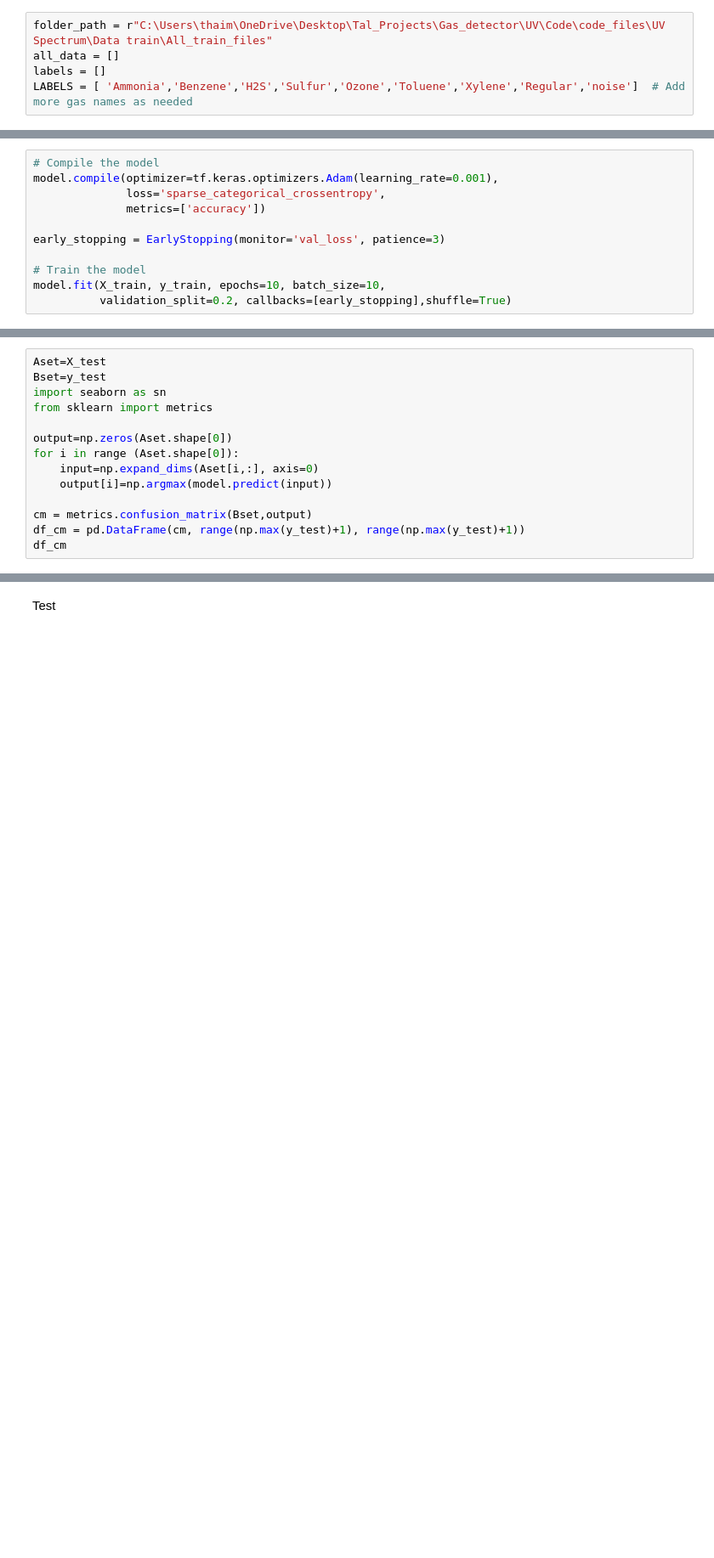
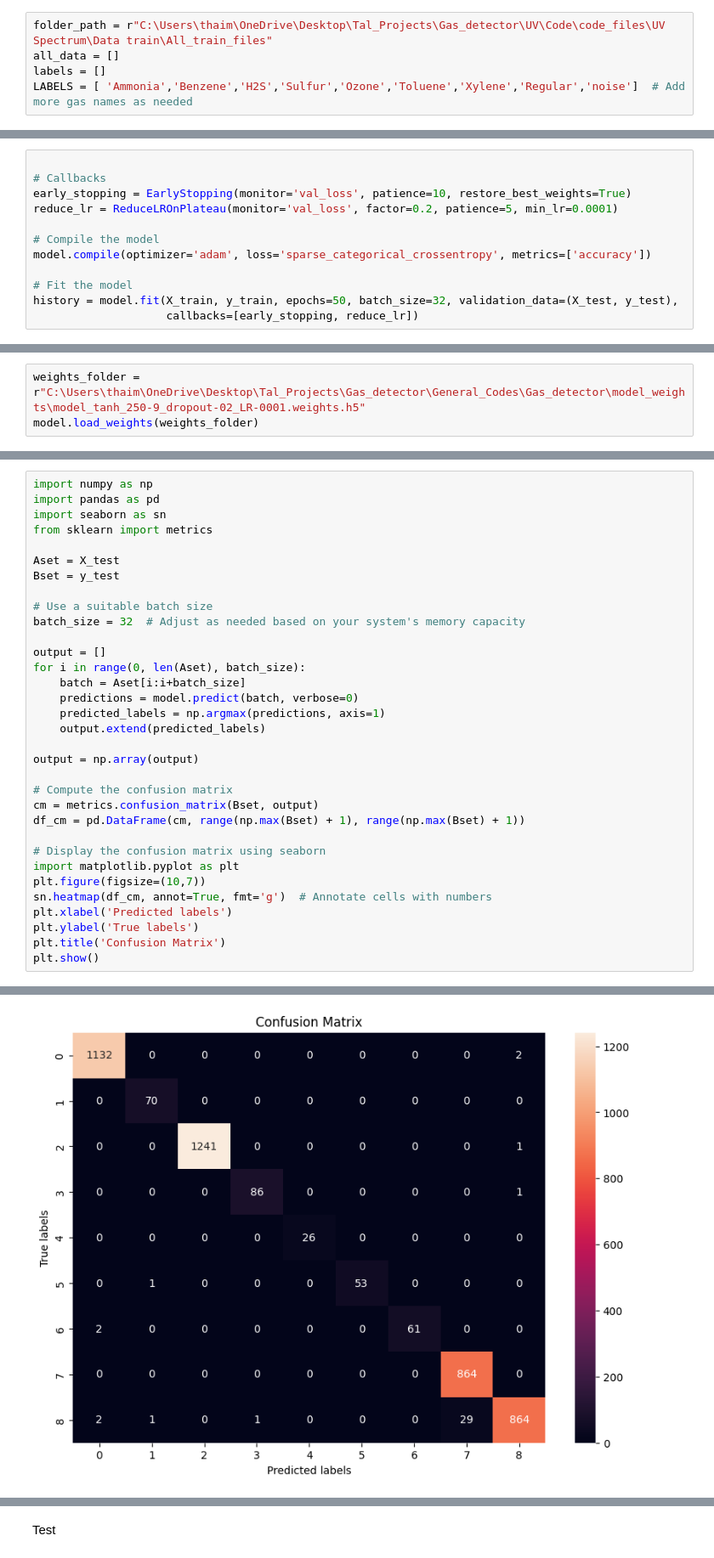
Before and after one commit to talhaim11/Gas_Detector_5_24, a Jupyter notebook: Gas_classify.ipynb, the cells around one changed output, grey strips where cells are left out. Shown at 85% size. Drawn from its saved outputs; the diff is of its cells as text; blank space fills up the shorter version.

```diff
--- a/Gas_classify.ipynb
+++ b/Gas_classify.ipynb
@@ -250,12 +139,13 @@ model.load_weights('s1.weights.h5')
 # %%
+
+# Callbacks
+early_stopping = EarlyStopping(monitor='val_loss', patience=10, restore_best_weights=True)
+reduce_lr = ReduceLROnPlateau(monitor='val_loss', factor=0.2, patience=5, min_lr=0.0001)
+
 # Compile the model
-model.compile(optimizer=tf.keras.optimizers.Adam(learning_rate=0.001),
-              loss='sparse_categorical_crossentropy',
-              metrics=['accuracy'])
+model.compile(optimizer='adam', loss='sparse_categorical_crossentropy', metrics=['accuracy'])
 
-early_stopping = EarlyStopping(monitor='val_loss', patience=3)
-
-# Train the model
-model.fit(X_train, y_train, epochs=10, batch_size=10,
-          validation_split=0.2, callbacks=[early_stopping],shuffle=True)
+# Fit the model
+history = model.fit(X_train, y_train, epochs=50, batch_size=32, validation_data=(X_test, y_test),
+                    callbacks=[early_stopping, reduce_lr])
 # %% [output]
@@ -287,0 +174,3 @@ model.evaluate(X_test, y_test)
+# %%
+weights_folder = r"C:\Users\thaim\OneDrive\Desktop\Tal_Projects\Gas_detector\General_Codes\Gas_detector\model_weights\model_tanh_250-9_dropout-02_LR-0001.weights.h5"
+model.load_weights(weights_folder)
@@ -310,15 +264,34 @@ Note: you may need to restart the kernel to use updated packages.
 # %%
-Aset=X_test
-Bset=y_test
+import numpy as np
+import pandas as pd
 import seaborn as sn
 from sklearn import metrics
 
-output=np.zeros(Aset.shape[0])
-for i in range (Aset.shape[0]):
-    input=np.expand_dims(Aset[i,:], axis=0)
-    output[i]=np.argmax(model.predict(input))
+Aset = X_test
+Bset = y_test
 
-cm = metrics.confusion_matrix(Bset,output)
-df_cm = pd.DataFrame(cm, range(np.max(y_test)+1), range(np.max(y_test)+1))
-df_cm
+# Use a suitable batch size
+batch_size = 32  # Adjust as needed based on your system's memory capacity
+
+output = []
+for i in range(0, len(Aset), batch_size):
+    batch = Aset[i:i+batch_size]
+    predictions = model.predict(batch, verbose=0)
+    predicted_labels = np.argmax(predictions, axis=1)
+    output.extend(predicted_labels)
+
+output = np.array(output)
+
+# Compute the confusion matrix
+cm = metrics.confusion_matrix(Bset, output)
+df_cm = pd.DataFrame(cm, range(np.max(Bset) + 1), range(np.max(Bset) + 1))
+
+# Display the confusion matrix using seaborn
+import matplotlib.pyplot as plt
+plt.figure(figsize=(10,7))
+sn.heatmap(df_cm, annot=True, fmt='g')  # Annotate cells with numbers
+plt.xlabel('Predicted labels')
+plt.ylabel('True labels')
+plt.title('Confusion Matrix')
+plt.show()
 # %% [output]
@@ -326,3 +298,4 @@ UnicodeEncodeError: 'charmap' codec can't encode characters in position 18-37: c
+[figure, added]
 # %%
 X_test[1,:]
 # %% [output]
```
Also changed, not shown: parts of 28 cells of this notebook, 5 other files.
